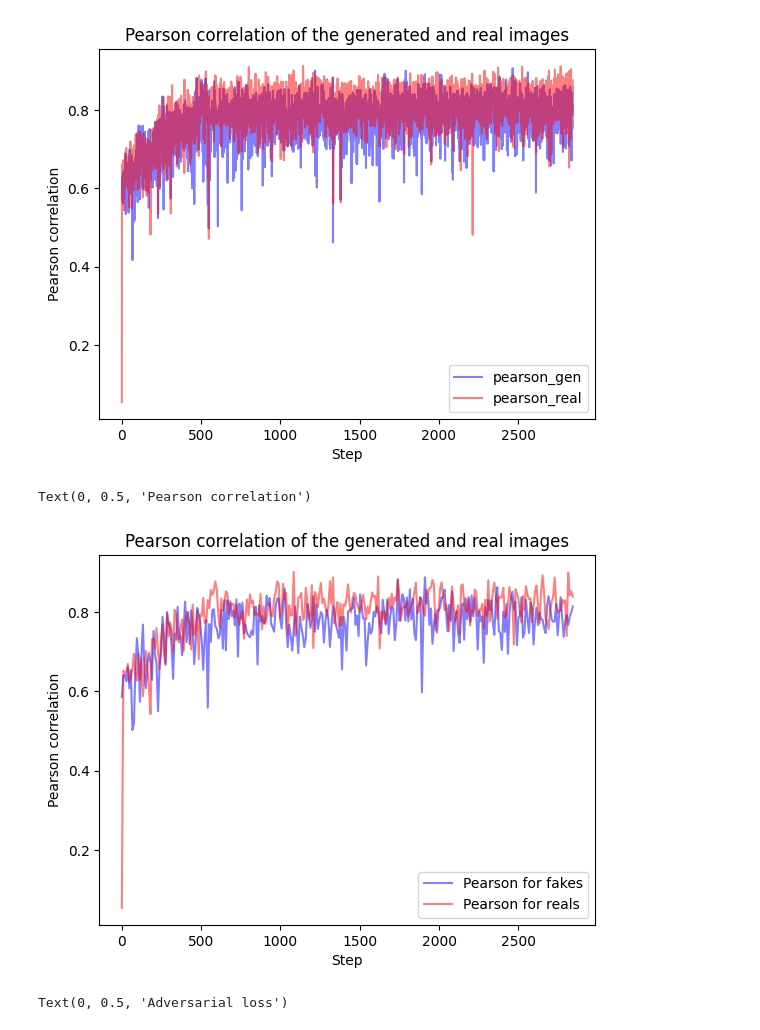
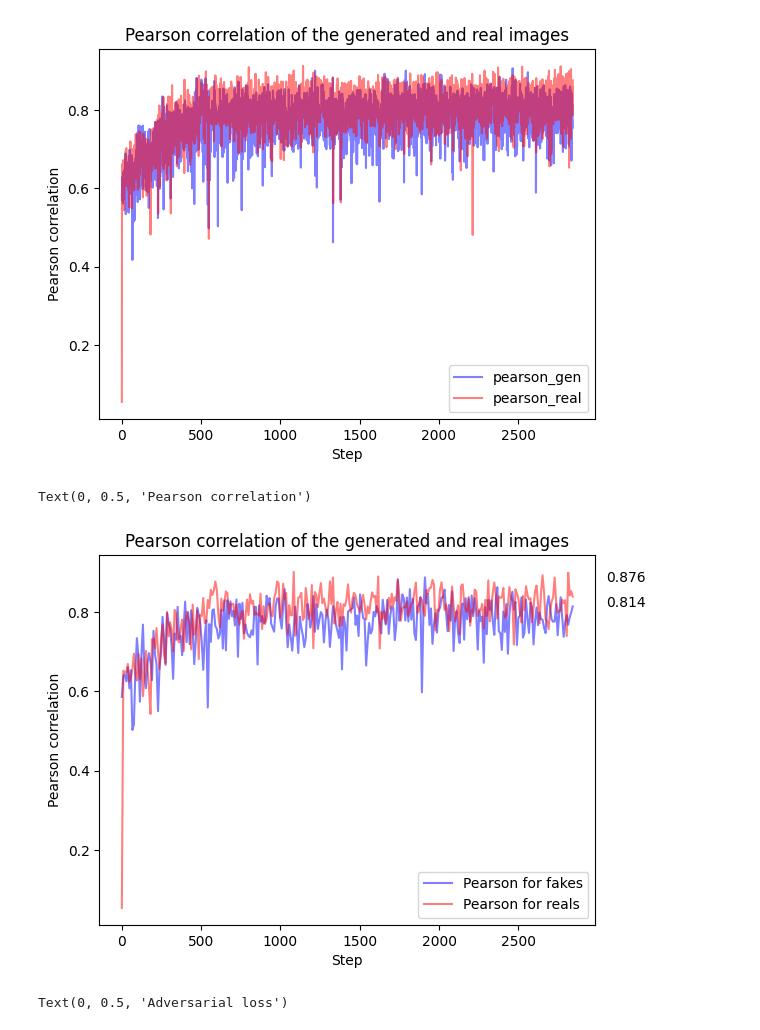
Before and after one commit to Jeremstym/depoibens, a Jupyter notebook: statdes.ipynb, the cells around one changed output. Saved outputs shown, nothing was run; the diff lists cells and outputs as text; code cells hidden in the pictures.

```diff
--- a/statdes.ipynb
+++ b/statdes.ipynb
@@ -338,19 +338,23 @@ Text(0, 0.5, 'Pearson correlation')
 # %%
 x = np.arange(0, len(pearson_gen), 1)
 y = pearson_gen
 y2 = pearson_real[:-1]
 ynew = make_interp_spline(x, y, k=3)  # type: BSpline
 ynew2 = make_interp_spline(x, y2, k=3)  # type: BSpline
 xnew = np.linspace(x.min(), x.max(), 300)
 plt.plot(xnew, ynew(xnew), label="Pearson for fakes", color="blue", alpha=0.5)
 plt.plot(xnew, ynew2(xnew), label="Pearson for reals", color="red", alpha=0.5)
+# indicate last value
+plt.annotate(pearson_real[-1], xy=(1, pearson_real[-1]), xytext=(8, 0), xycoords=('axes fraction', 'data'), textcoords='offset points')
+plt.annotate(pearson_gen[-1], xy=(1, pearson_gen[-1]), xytext=(8, 0), xycoords=('axes fraction', 'data'), textcoords='offset points')
+
 plt.legend()
 plt.title("Pearson correlation of the generated and real images")
 plt.xlabel("Step")
 plt.ylabel("Pearson correlation")
 # %% [output]
 Text(0, 0.5, 'Pearson correlation')
-[figure, old version]
+[figure, new version]
 # %%
 #plt.plot(adversarial_loss, label="adversarial_loss", color="blue", alpha=0.5)
 x = np.arange(0, len(adversarial_loss), 1)
```
Also changed, not shown: parts of 5 cells of this notebook, 2 other files.
